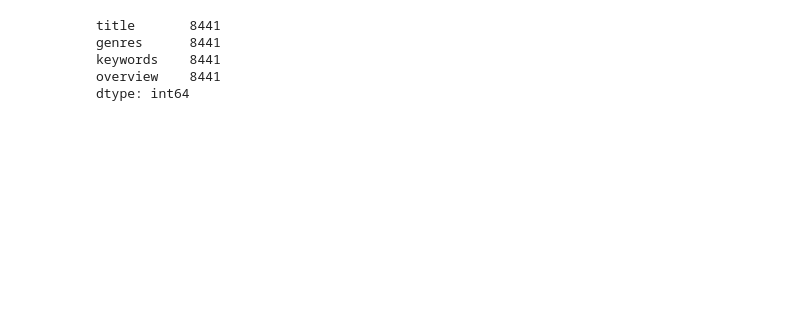
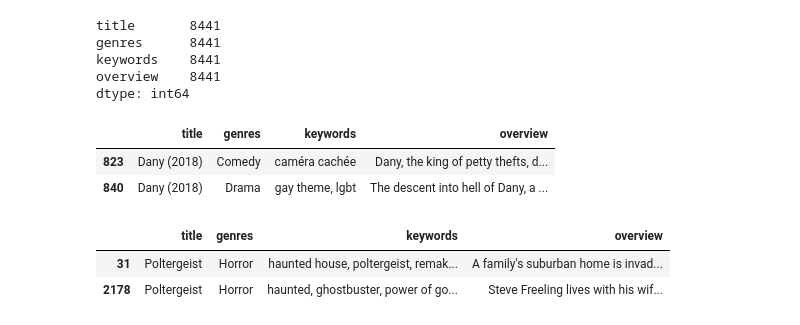
Before and after one commit to 6587093polakornming/Airflow_Spark_Local, a Jupyter notebook: eda/look_output_data.ipynb, the cells around one changed output. Saved outputs shown, nothing was run; the diff lists cells and outputs as text; code cells hidden in the pictures; blank space fills up the shorter version.

```diff
--- a/eda/look_output_data.ipynb
+++ b/eda/look_output_data.ipynb
@@ -90,3 +90,16 @@ genres      8441
 keywords    8441
 overview    8441
 dtype: int64
+# %%
+real_data_dup = real_data[real_data.duplicated('title', keep=False)]
+real_data_dup
+# %% [output]
+|  | title | genres | keywords | overview |
+| 823 | Dany (2018) | Comedy | caméra cachée | Dany, the king of petty thefts, d... |
+| 840 | Dany (2018) | Drama | gay theme, lgbt | The descent into hell of Dany, a ... |
+# %%
+real_data[real_data["title"] == "Dany"]
+# %% [output]
+|  | title | genres | keywords | overview |
+| 31 | Poltergeist | Horror | haunted house, poltergeist, remak... | A family's suburban home is invad... |
+| 2178 | Poltergeist | Horror | haunted, ghostbuster, power of go... | Steve Freeling lives with his wif... |
```
Also changed, not shown: parts of 1 cell of this notebook, 22 other files.
